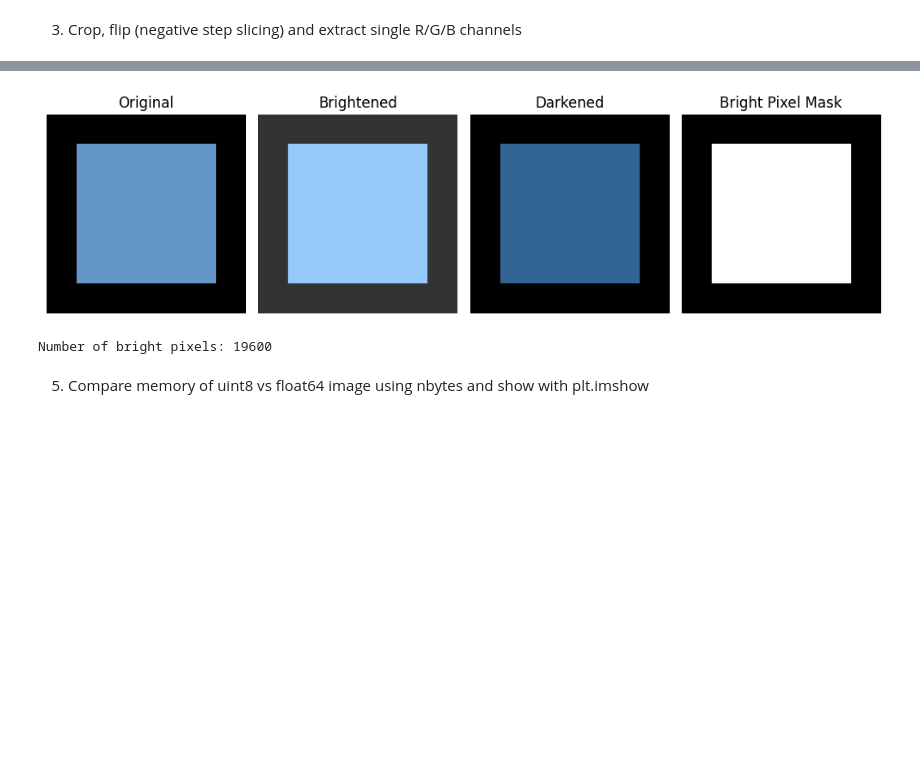
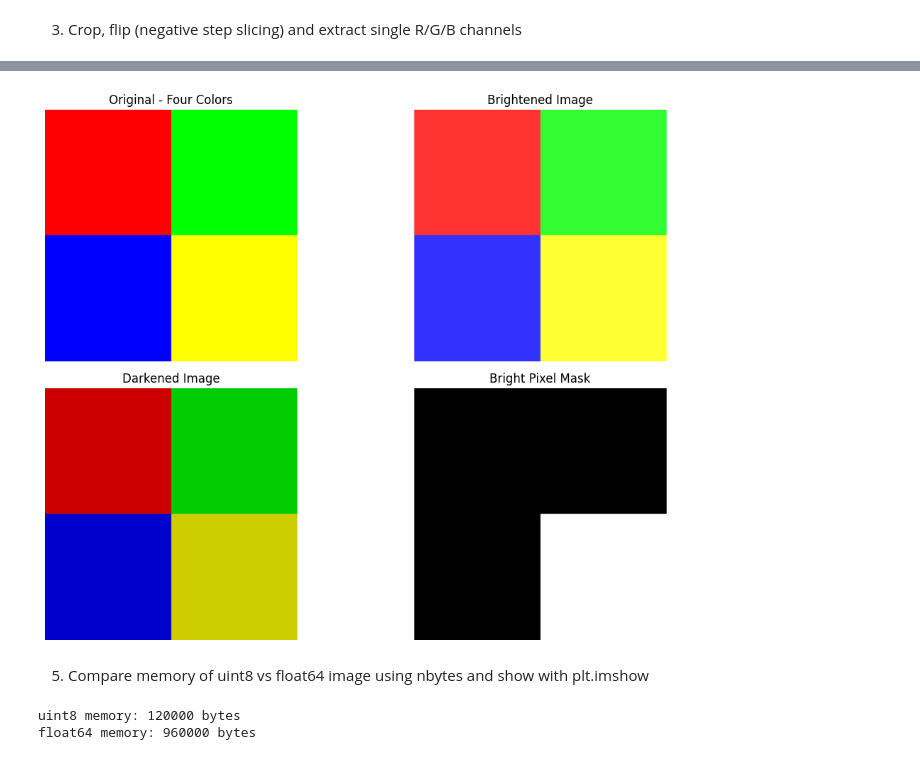
Before and after one commit to khushijaiswal4455-code/Image_pixel_manipulator, a Jupyter notebook: image_pixel.ipynb, the cells around one changed output, grey strips where cells are left out. Cells and saved outputs as stored; diff of their text form; code cells hidden in the pictures; blank space fills up the shorter version.

```diff
--- a/image_pixel.ipynb
+++ b/image_pixel.ipynb
@@ -181,0 +130,6 @@ img[30:170, 30:170] = [100, 150, 200]
+# %%
+# Fill four regions with four colors
+img[0:100, 0:100] = [255, 0, 0]        # Red
+img[0:100, 100:200] = [0, 255, 0]      # Green
+img[100:200, 0:100] = [0, 0, 255]     # Blue
+img[100:200, 100:200] = [255, 255, 0] # Yellow
@@ -182,47 +139,42 @@ img[30:170, 30:170] = [100, 150, 200]
 # %%
-# 1. Brighten the image
-bright = img.astype(np.float32)
-bright = bright + 50
+# Brighten using float32
+bright = img.astype(np.float32) + 50
 bright = np.clip(bright, 0, 255).astype(np.uint8)
 # %%
-# 2. Darken the image
-dark = img.astype(np.float32)
-dark = dark - 50
+# Darken using float32
+dark = img.astype(np.float32) - 50
 dark = np.clip(dark, 0, 255).astype(np.uint8)
 # %%
-# 3. Find bright pixels using a mask
-mask = np.mean(img, axis=2) > 120
+# Find bright pixels using a mask
+mask = np.mean(img, axis=2) > 150
 # %%
-# Display images
-plt.figure(figsize=(10, 5))
+# Display all results
+plt.figure(figsize=(12, 8))
 
-plt.subplot(1, 4, 1)
+plt.subplot(2, 2, 1)
 plt.imshow(img)
-plt.title("Original")
+plt.title("Original - Four Colors")
 plt.axis("off")
 
-plt.subplot(1, 4, 2)
+plt.subplot(2, 2, 2)
 plt.imshow(bright)
-plt.title("Brightened")
+plt.title("Brightened Image")
 plt.axis("off")
 
-plt.subplot(1, 4, 3)
+plt.subplot(2, 2, 3)
 plt.imshow(dark)
-plt.title("Darkened")
+plt.title("Darkened Image")
 plt.axis("off")
 
-plt.subplot(1, 4, 4)
+plt.subplot(2, 2, 4)
 plt.imshow(mask, cmap="gray")
 plt.title("Bright Pixel Mask")
 plt.axis("off")
 
 plt.tight_layout()
 plt.show()
-
-print("Number of bright pixels:", np.sum(mask))
 # %% [output]
-[figure, old version]
+[figure, new version]
-Number of bright pixels: 19600
 # %% [markdown]
 5. Compare memory of uint8 vs float64 image using nbytes and show with
 plt.imshow
@@ -231,0 +187,7 @@ img1 = np.zeros((200, 200, 3), dtype=np.uint8)
+# %%
+# Compare memory
+print("uint8 memory:", img1.nbytes, "bytes")
+print("float64 memory:", img2.nbytes, "bytes")
+# %% [output]
+uint8 memory: 120000 bytes
+float64 memory: 960000 bytes
```
Also changed, not shown: parts of 22 cells of this notebook.
